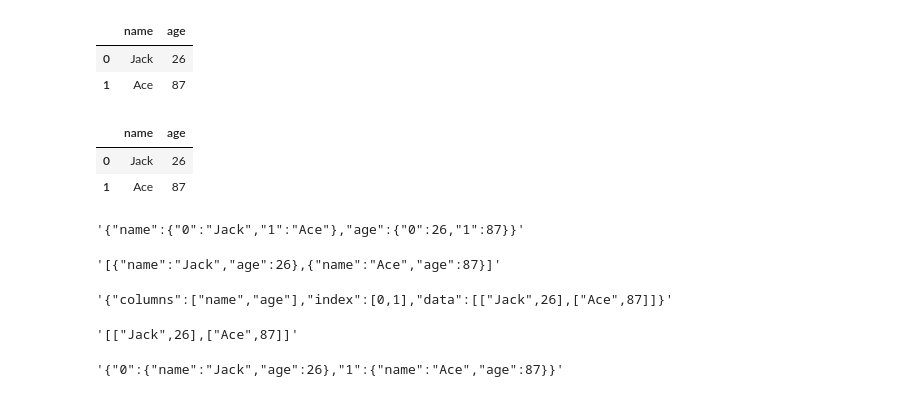
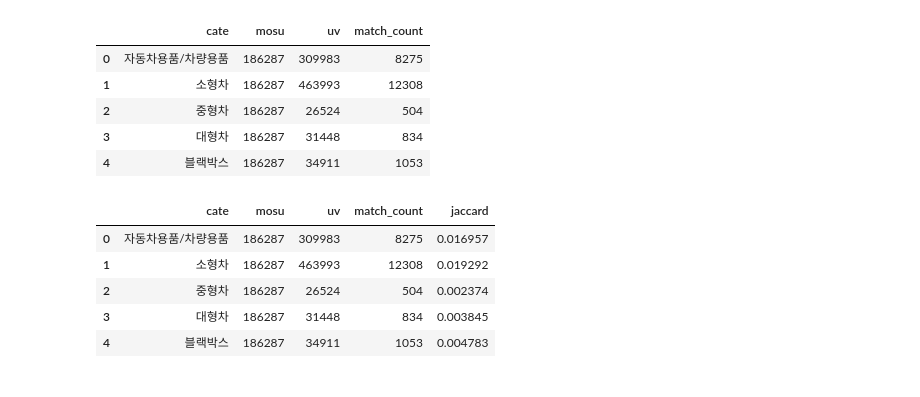
Before and after one commit to gmyou/sim-by-python, a Jupyter notebook: json_to_df.ipynb, the cells around one changed output. Cells and saved outputs as stored; diff of their text form; code cells hidden in the pictures.

```diff
--- a/json_to_df.ipynb
+++ b/json_to_df.ipynb
@@ -2,38 +2,15 @@
 import json, pandas as pd
 import json
 # %%
-with open('test.json') as f:
+with open('skp/sample.json') as f:
     js = json.loads(f.read())
 df = pd.DataFrame(js)
+df.drop(['data_idx', 'id', 'parent_cate', 'src_uv', 'coverage'], axis=1, inplace=True)
 df.head()
 # %% [output]
-|  | name | age |
-| 0 | Jack | 26 |
-| 1 | Ace | 87 |
+|  | cate | mosu | uv | match_count |
+| 0 | 자동차용품/차량용품 | 186287 | 309983 | 8275 |
+| 1 | 소형차 | 186287 | 463993 | 12308 |
+| 2 | 중형차 | 186287 | 26524 | 504 |
+| 3 | 대형차 | 186287 | 31448 | 834 |
+| 4 | 블랙박스 | 186287 | 34911 | 1053 |
-# %%
-df = pd.read_json('test.json')
-df.head()
-# %% [output]
-|  | name | age |
-| 0 | Jack | 26 |
-| 1 | Ace | 87 |
-# %%
-df.to_json()
-# %% [output]
-'{"name":{"0":"Jack","1":"Ace"},"age":{"0":26,"1":87}}'
-# %%
-df.to_json(orient='records')
-# %% [output]
-'[{"name":"Jack","age":26},{"name":"Ace","age":87}]'
-# %%
-df.to_json(orient='split')
-# %% [output]
-'{"columns":["name","age"],"index":[0,1],"data":[["Jack",26],["Ace",87]]}'
-# %%
-df.to_json(orient='values')
-# %% [output]
-'[["Jack",26],["Ace",87]]'
-# %%
-df.to_json(orient='index')
-# %% [output]
-'{"0":{"name":"Jack","age":26},"1":{"name":"Ace","age":87}}'
@@ -41,0 +17,13 @@ df.to_json('write.json',orient='records')
+# %%
+# get jaccard similarity
+# jaccard = match_count / (mosu + uv - match_count)
+# 0.0169571409543131 = 8275 / (186287 + 309983 - 8275)
+df['jaccard'] = df['match_count'] / (df['mosu'] + df['uv'] - df['match_count'])
+df.head()
+# %% [output]
+|  | cate | mosu | uv | match_count | jaccard |
+| 0 | 자동차용품/차량용품 | 186287 | 309983 | 8275 | 0.016957 |
+| 1 | 소형차 | 186287 | 463993 | 12308 | 0.019292 |
+| 2 | 중형차 | 186287 | 26524 | 504 | 0.002374 |
+| 3 | 대형차 | 186287 | 31448 | 834 | 0.003845 |
+| 4 | 블랙박스 | 186287 | 34911 | 1053 | 0.004783 |
```
Also changed, not shown: parts of 7 cells of this notebook, 1 other file.
